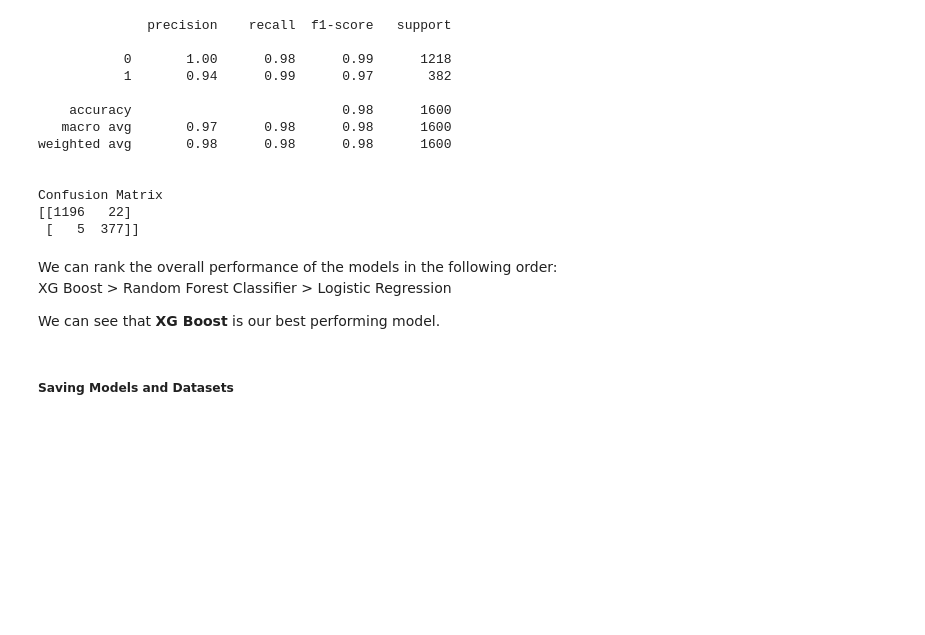
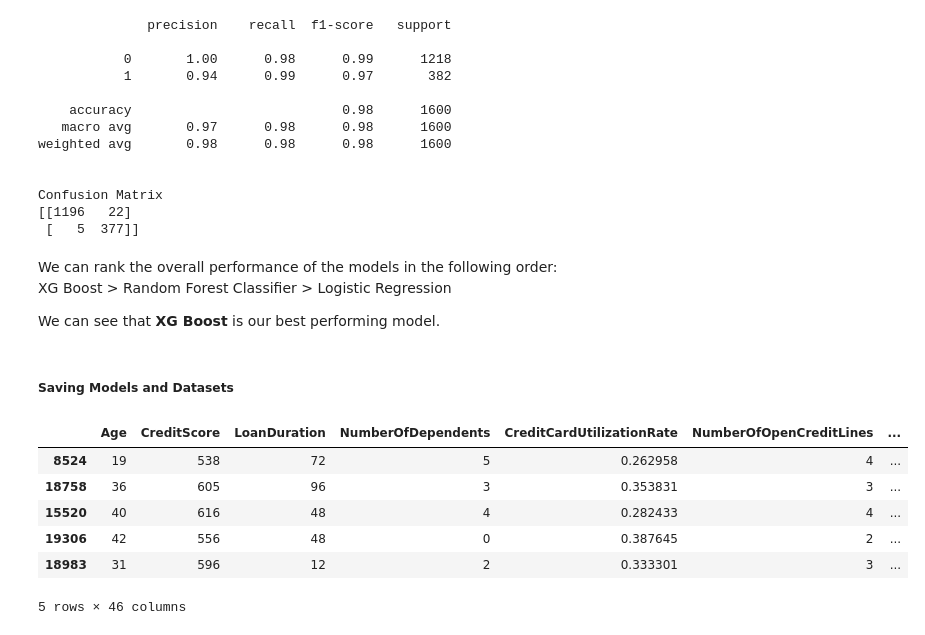
Before and after one commit to GauriR011/Financial-Risk-for-Loan-Approval, a Jupyter notebook: code copy.ipynb, the cells around one changed output. Cells and saved outputs as stored; diff of their text form; code cells hidden in the pictures; blank space fills up the shorter version.

Commit message:
Train test split, wrote code for scaling. Features not scaled yet.

```diff
--- a/code copy.ipynb
+++ b/code copy.ipynb
@@ -765,7 +802,7 @@ Name: LoanApproved, dtype: int64
 #### Checking the proportion of rejected and approved loan applications
 # %%
 # Converting numpy series to dataframes
-column_headers = df_subset.columns.to_list()
+column_headers = df_corr.columns.to_list()
 X_train = pd.DataFrame(X_train, columns=column_headers[-(len(column_headers)):-1])
 y_train = pd.DataFrame(y_train, columns=['LoanApproved'])
 # %%
@@ -775,14 +812,3 @@ print(len(y_train[y_train['LoanApproved'] == 1]))
 2868
 # %% [markdown]
 ### Scaling and Normalization
-# %%
-# Encoding
-encoder = OrdinalEncoder()
-
-# Let's say these are your categorical columns
-categorical_cols = ['EmploymentStatus', 'EducationLevel', 'MaritalStatus', 'HomeOwnershipStatus', 'LoanPurpose']
-
-encoder.fit(X_train[categorical_cols])
-X_train[categorical_cols] = encoder.transform(X_train[categorical_cols])
-X_val[categorical_cols] = encoder.transform(X_val[categorical_cols])
-X_test[categorical_cols] = encoder.transform(X_test[categorical_cols])
@@ -813,8 +814,0 @@ Mapping for 'EducationLevel':
-# %%
-# RobustScaler is less prone to outliers.
-rb_scaler = RobustScaler()
-
-rb_scaler.fit(X_train)
-X_train = rb_scaler.transform(X_train)
-X_val = rb_scaler.transform(X_val)
-X_test = rb_scaler.transform(X_test)
@@ -1068,0 +1148,15 @@ X_y_concat.to_csv("Train data.csv", index=False)
+# %%
+y_train = pd.DataFrame(y_train)
+y_val = pd.DataFrame(y_val)
+y_test = pd.DataFrame(y_test)
+# %%
+train = pd.concat([X_train, y_train.set_index(X_train.index)], axis= 1)
+train.head()
+# %% [output]
+|  | Age | CreditScore | LoanDuration | NumberOfDependents | CreditCardUtilizationRate | NumberOfOpenCreditLines | ... |
+| 8524 | 19 | 538 | 72 | 5 | 0.262958 | 4 | ... |
+| 18758 | 36 | 605 | 96 | 3 | 0.353831 | 3 | ... |
+| 15520 | 40 | 616 | 48 | 4 | 0.282433 | 4 | ... |
+| 19306 | 42 | 556 | 48 | 0 | 0.387645 | 2 | ... |
+| 18983 | 31 | 596 | 12 | 2 | 0.333301 | 3 | ... |
+5 rows × 46 columns
```
Also changed, not shown: parts of 59 cells of this notebook, 3 other files.
